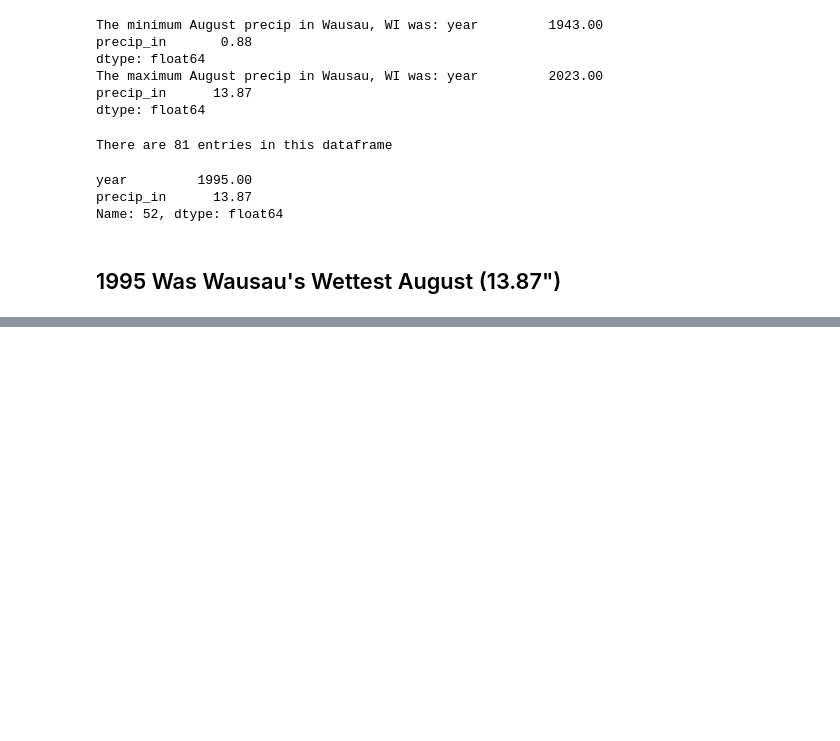
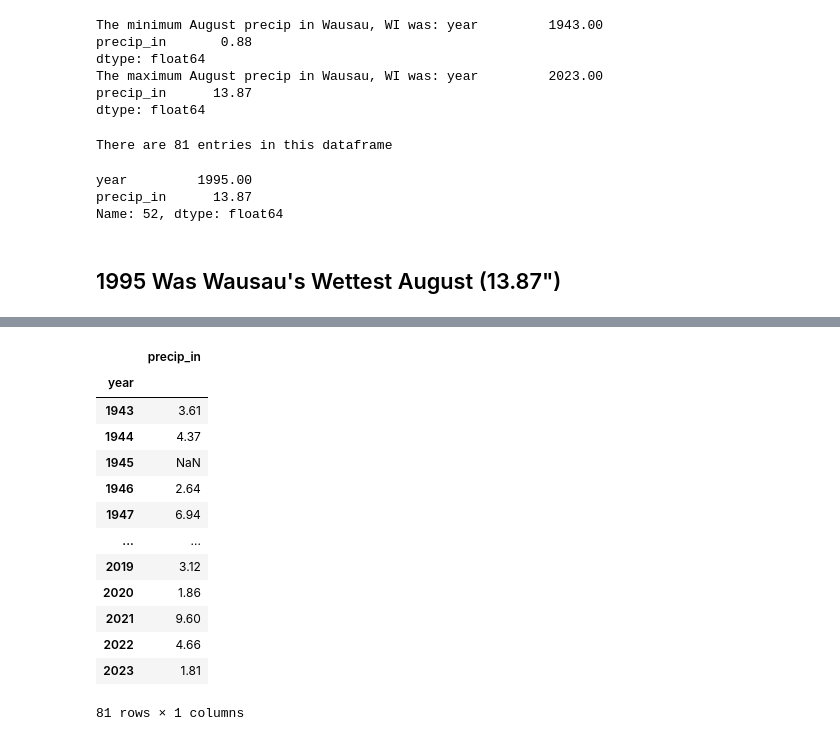
Before and after one commit to nquarder/nquarder.github.io, a Jupyter notebook: notebooks/wausau-precip.ipynb, the cells around one changed output, grey strips where cells are left out. Cells and saved outputs as stored; diff of their text form; code cells hidden in the pictures; blank space fills up the shorter version.

```diff
--- a/notebooks/wausau-precip.ipynb
+++ b/notebooks/wausau-precip.ipynb
@@ -100,0 +137,17 @@ Name: 52, dtype: float64
+# %%
+wausau_precip_reindex.set_index('year')
+# %% [output]
+|  | precip_in |
+| year |  |
+| 1943 | 3.61 |
+| 1944 | 4.37 |
+| 1945 | NaN |
+| 1946 | 2.64 |
+| 1947 | 6.94 |
+| ... | ... |
+| 2019 | 3.12 |
+| 2020 | 1.86 |
+| 2021 | 9.60 |
+| 2022 | 4.66 |
+| 2023 | 1.81 |
+81 rows × 1 columns
```
Also changed, not shown: parts of 6 cells of this notebook, 3 other files.
